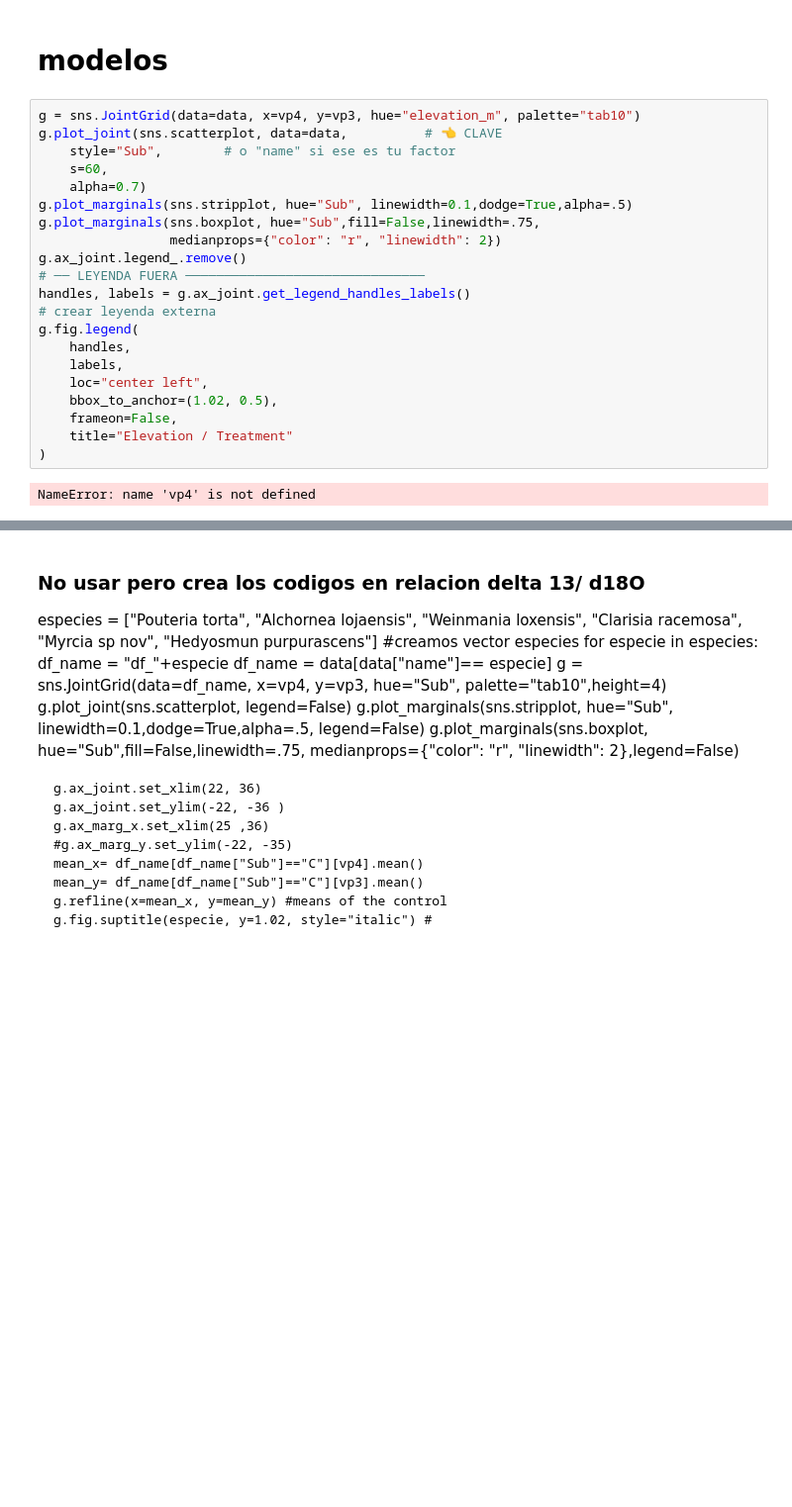
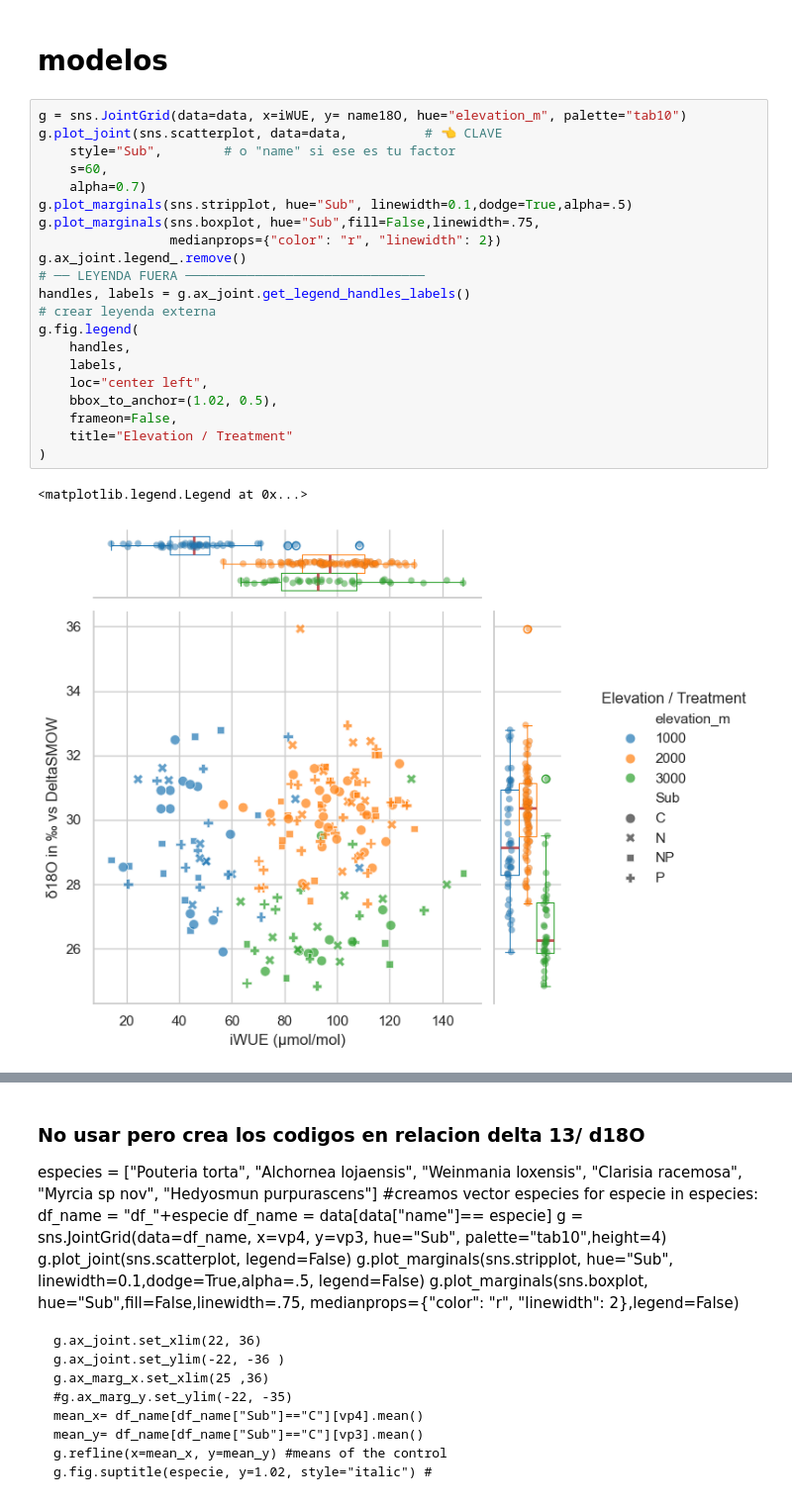
Before and after one commit to ajchavez94/NUMEX_preliminar, a Jupyter notebook: Preliminar.ipynb, the cells around one changed output, grey strips where cells are left out. Shown at 99% size. Cells and saved outputs as stored; diff of their text form; blank space fills up the shorter version.

```diff
--- a/Preliminar.ipynb
+++ b/Preliminar.ipynb
@@ -656,28 +655,29 @@ P-value: 0.9791933509403034
 # %% [markdown]
 # modelos
 # %%
-g = sns.JointGrid(data=data, x=vp4, y=vp3, hue="elevation_m", palette="tab10")
+g = sns.JointGrid(data=data, x=iWUE, y= name18O, hue="elevation_m", palette="tab10")
 g.plot_joint(sns.scatterplot, data=data,          # 👈 CLAVE
     style="Sub",        # o "name" si ese es tu factor
     s=60,
     alpha=0.7)
 g.plot_marginals(sns.stripplot, hue="Sub", linewidth=0.1,dodge=True,alpha=.5)
 g.plot_marginals(sns.boxplot, hue="Sub",fill=False,linewidth=.75,
                  medianprops={"color": "r", "linewidth": 2})
 g.ax_joint.legend_.remove()
 # ── LEYENDA FUERA ───────────────────────────────
 handles, labels = g.ax_joint.get_legend_handles_labels()
 # crear leyenda externa
 g.fig.legend(
     handles,
     labels,
     loc="center left",
     bbox_to_anchor=(1.02, 0.5),
     frameon=False,
     title="Elevation / Treatment"
 )
 # %% [output]
-NameError: name 'vp4' is not defined
+<matplotlib.legend.Legend at 0x...>
+[figure, added]
 # %%
 #Not useful
 from scipy.stats import spearmanr
```
Also changed, not shown: parts of 7 cells of this notebook, 20 other files.
